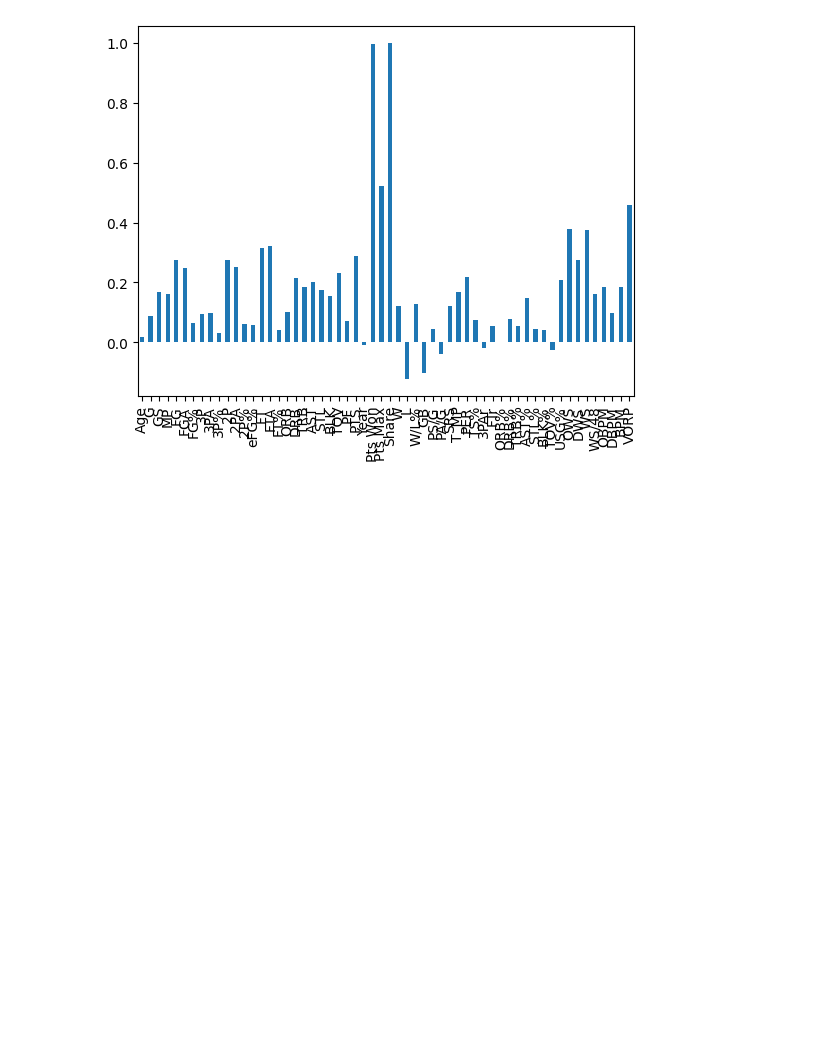
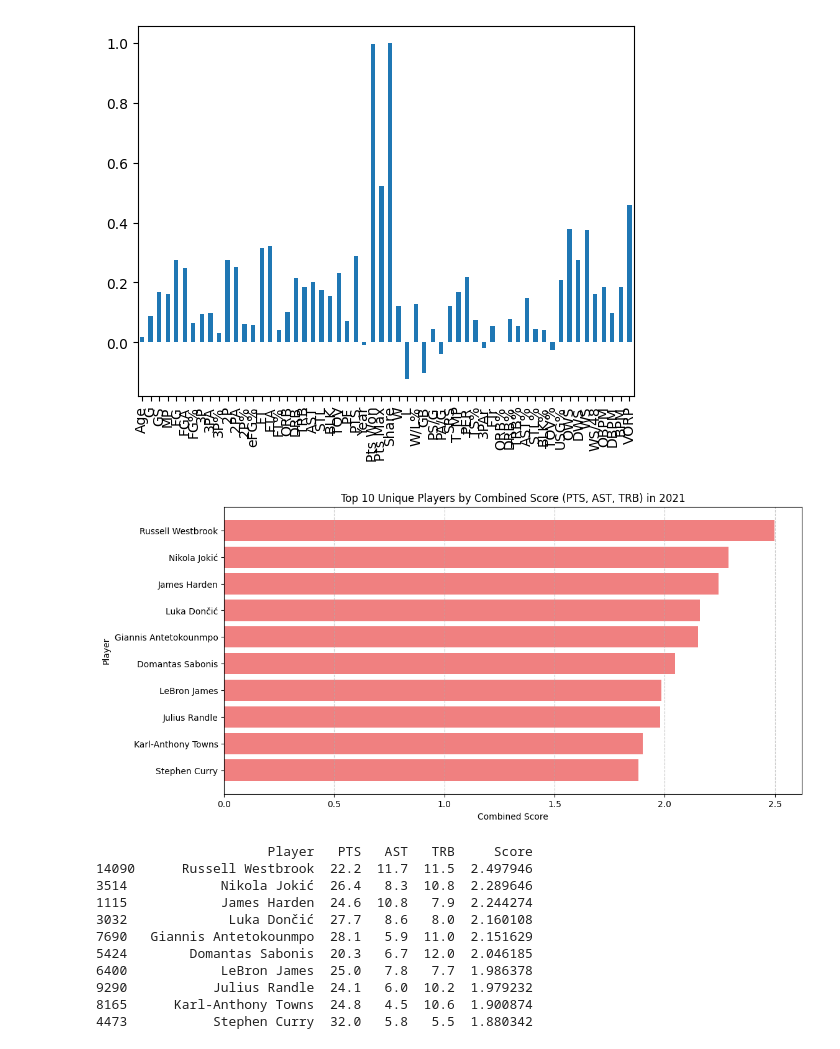
Before and after one commit to ConnorM1205/Final_Project_CS471, a Jupyter notebook: data_analysis.ipynb, the cells around one changed output. Drawn from its saved outputs; the diff is of its cells as text; code cells hidden in the pictures; blank space fills up the shorter version.

Commit message:
added graphs

```diff
--- a/data_analysis.ipynb
+++ b/data_analysis.ipynb
@@ -97,3 +98,54 @@ stats.select_dtypes(include=[float, int]).corr()["Share"].plot.bar()
 # %% [output]
 <Axes: >
 [figure]
+# %%
+df = pd.read_csv('datasets/player_mvp_stats_adv.csv')
+# %%
+# Filter the data for the 2021 season only.
+df_2021 = df[df['Year'] == 2021]
+
+# Remove duplicate player entries for the 2021 season.
+df_unique_2021 = df_2021.drop_duplicates(subset='Player', keep='first')
+
+# Select relevant columns (PTS, AST, TRB).
+df_top_players = df_unique_2021[['Player', 'PTS', 'AST', 'TRB']]
+
+# Drop any rows with missing values.
+df_top_players = df_top_players.dropna()
+
+# Normalize the columns.
+df_top_players['PTS_norm'] = (df_top_players['PTS'] - df_top_players['PTS'].min()) / (df_top_players['PTS'].max() - df_top_players['PTS'].min())
+df_top_players['AST_norm'] = (df_top_players['AST'] - df_top_players['AST'].min()) / (df_top_players['AST'].max() - df_top_players['AST'].min())
+df_top_players['TRB_norm'] = (df_top_players['TRB'] - df_top_players['TRB'].min()) / (df_top_players['TRB'].max() - df_top_players['TRB'].min())
+
+# Calculate the score.
+df_top_players['Score'] = df_top_players['PTS_norm'] + df_top_players['AST_norm'] + df_top_players['TRB_norm']
+
+# Select the top 10 unique players based on the score.
+top_10_unique_players_2021 = df_top_players.nlargest(10, 'Score')[['Player', 'PTS', 'AST', 'TRB', 'Score']]
+
+# Plot a bar chart for the top 10 unique players based on their score.
+plt.figure(figsize=(12, 6))
+plt.barh(top_10_unique_players_2021['Player'], top_10_unique_players_2021['Score'], color='lightcoral')
+plt.title("Top 10 Unique Players by Combined Score (PTS, AST, TRB) in 2021")
+plt.xlabel("Combined Score")
+plt.ylabel("Player")
+plt.gca().invert_yaxis()  # Place the highest score at the top.
+plt.grid(axis='x', linestyle='--', alpha=0.7)
+plt.show()
+
+# Display the top 10 unique players with their PTS, AST, TRB, and score
+print(top_10_unique_players_2021)
+# %% [output]
+[figure, added]
+                      Player   PTS   AST   TRB     Score
+14090      Russell Westbrook  22.2  11.7  11.5  2.497946
+3514            Nikola Jokić  26.4   8.3  10.8  2.289646
+1115            James Harden  24.6  10.8   7.9  2.244274
+3032             Luka Dončić  27.7   8.6   8.0  2.160108
+7690   Giannis Antetokounmpo  28.1   5.9  11.0  2.151629
+5424        Domantas Sabonis  20.3   6.7  12.0  2.046185
+6400            LeBron James  25.0   7.8   7.7  1.986378
+9290           Julius Randle  24.1   6.0  10.2  1.979232
+8165      Karl-Anthony Towns  24.8   4.5  10.6  1.900874
+4473           Stephen Curry  32.0   5.8   5.5  1.880342
```
Also changed, not shown: parts of 2 cells of this notebook.
